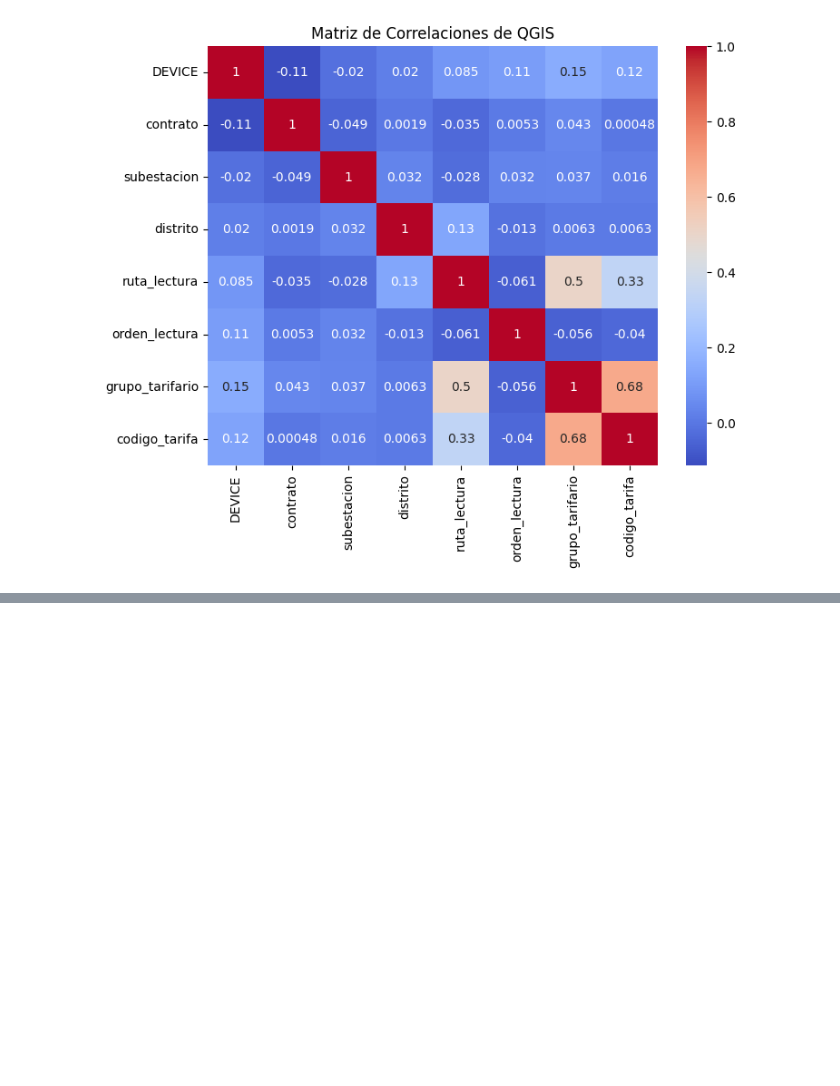
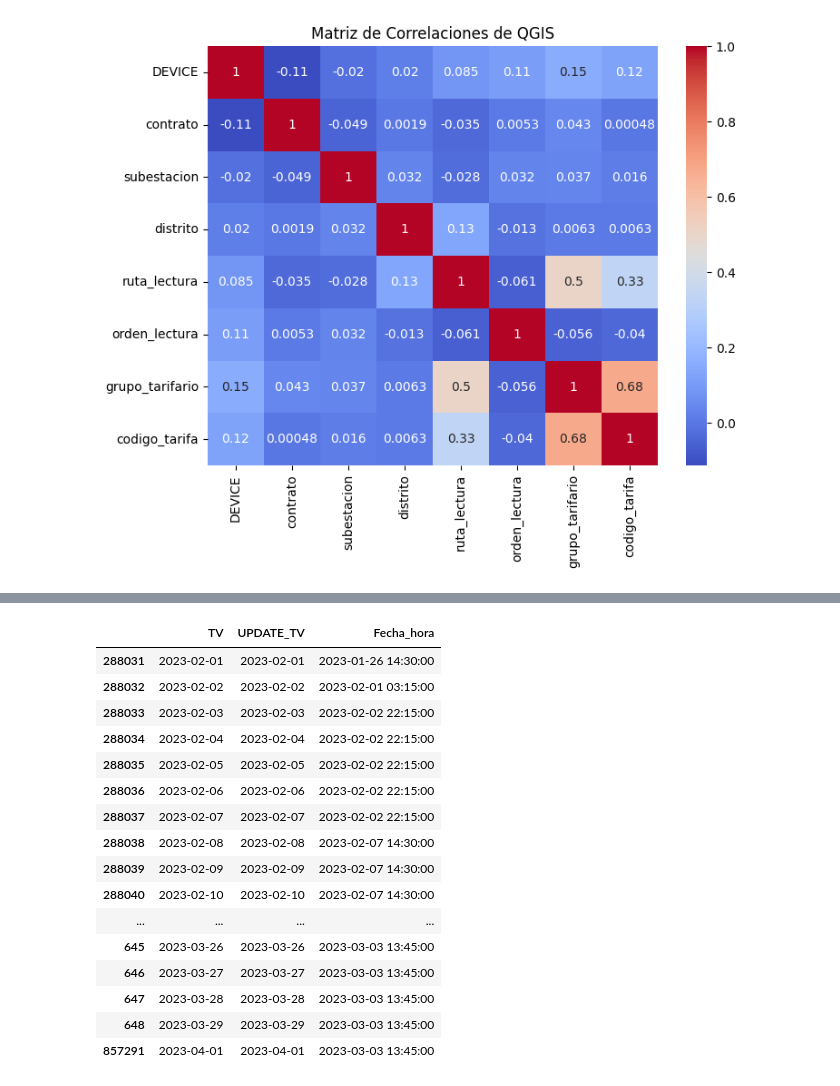
Before and after one commit to pasollipaula/DiplodatosMentoria, a Jupyter notebook: carga_datasets.ipynb, the cells around one changed output, grey strips where cells are left out. Cells and saved outputs as stored; diff of their text form; code cells hidden in the pictures; blank space fills up the shorter version.

```diff
--- a/carga_datasets.ipynb
+++ b/carga_datasets.ipynb
@@ -522,0 +638,20 @@ plt.show()
+# %%
+consumos.loc[consumos['DEVICE'] == 20].sort_values('Fecha_hora')[0:50][['TV','UPDATE_TV','Fecha_hora']].sort_values('TV')
+# %% [output]
+|  | TV | UPDATE_TV | Fecha_hora |
+| 288031 | 2023-02-01 | 2023-02-01 | 2023-01-26 14:30:00 |
+| 288032 | 2023-02-02 | 2023-02-02 | 2023-02-01 03:15:00 |
+| 288033 | 2023-02-03 | 2023-02-03 | 2023-02-02 22:15:00 |
+| 288034 | 2023-02-04 | 2023-02-04 | 2023-02-02 22:15:00 |
+| 288035 | 2023-02-05 | 2023-02-05 | 2023-02-02 22:15:00 |
+| 288036 | 2023-02-06 | 2023-02-06 | 2023-02-02 22:15:00 |
+| 288037 | 2023-02-07 | 2023-02-07 | 2023-02-02 22:15:00 |
+| 288038 | 2023-02-08 | 2023-02-08 | 2023-02-07 14:30:00 |
+| 288039 | 2023-02-09 | 2023-02-09 | 2023-02-07 14:30:00 |
+| 288040 | 2023-02-10 | 2023-02-10 | 2023-02-07 14:30:00 |
+| ... | ... | ... | ... |
+| 645 | 2023-03-26 | 2023-03-26 | 2023-03-03 13:45:00 |
+| 646 | 2023-03-27 | 2023-03-27 | 2023-03-03 13:45:00 |
+| 647 | 2023-03-28 | 2023-03-28 | 2023-03-03 13:45:00 |
+| 648 | 2023-03-29 | 2023-03-29 | 2023-03-03 13:45:00 |
+| 857291 | 2023-04-01 | 2023-04-01 | 2023-03-03 13:45:00 |
```
Also changed, not shown: parts of 18 cells of this notebook.
